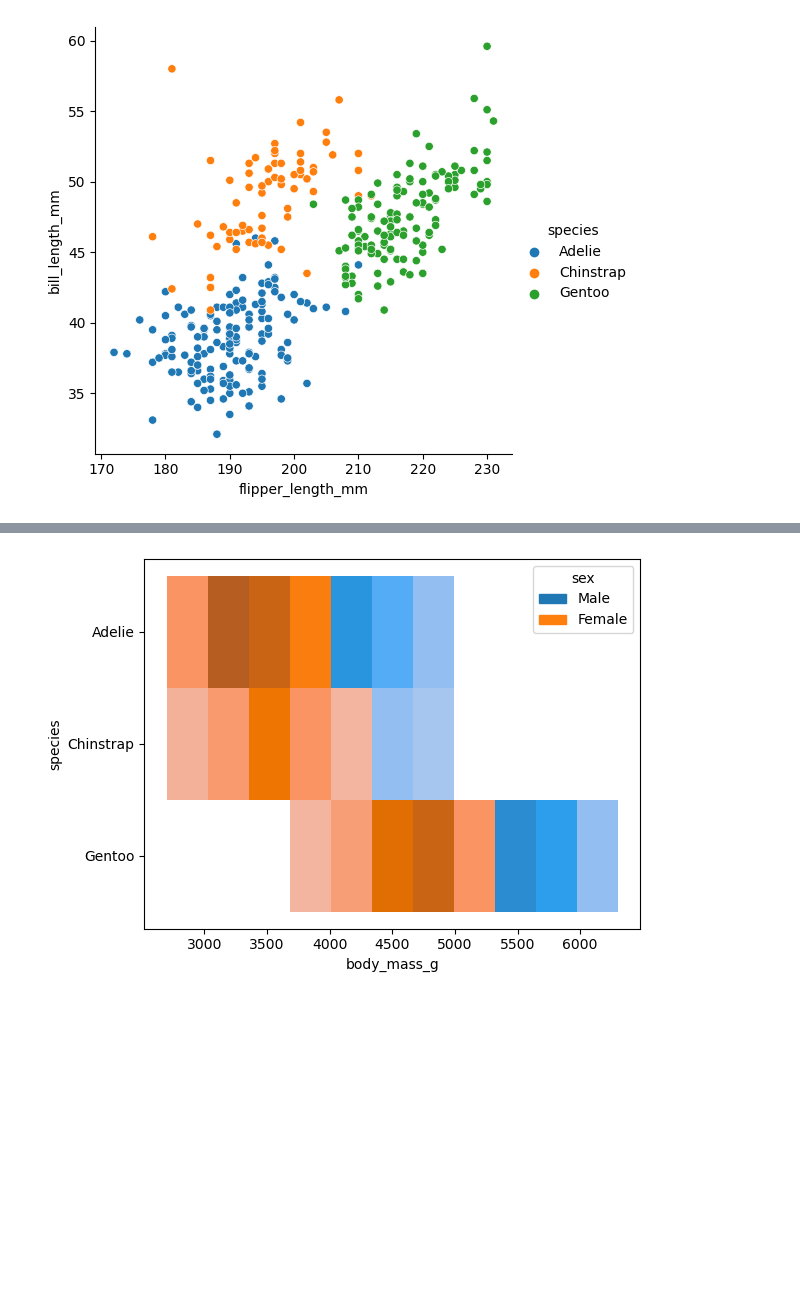
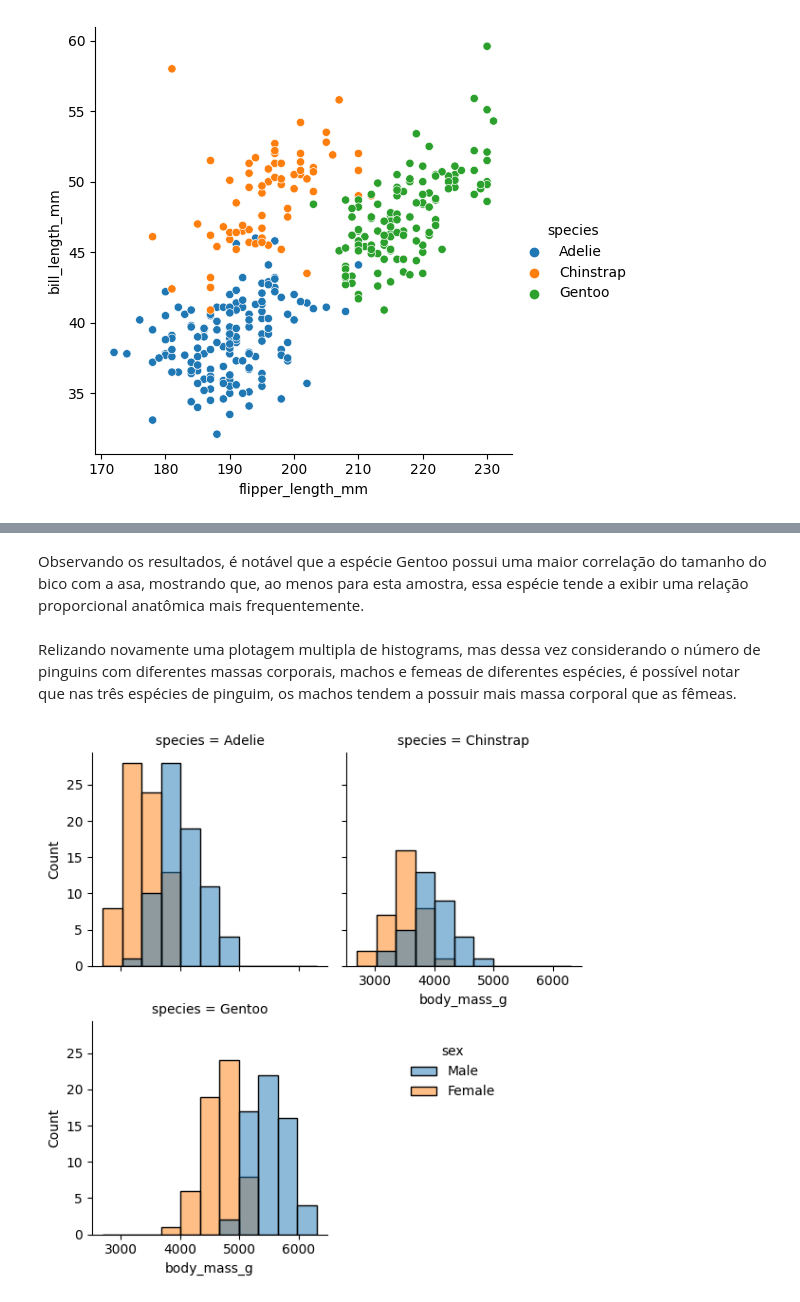
Before and after one commit to joseDavid23038/Aprendizado-de-M-quina, a Jupyter notebook: Dados 1/Dados 1.ipynb, the cells around one changed output, grey strips where cells are left out. Cells and saved outputs as stored; diff of their text form; code cells hidden in the pictures; blank space fills up the shorter version.

```diff
--- a/Dados 1/Dados 1.ipynb
+++ b/Dados 1/Dados 1.ipynb
@@ -170,11 +212,19 @@ print("A correlação entre tamanho da asa e do bico do pinguim Adelie é de", c
 A correlação entre tamanho da asa e do bico do pinguim Gentoo é de 0.6611621224825637
 A correlação entre tamanho da asa e do bico do pinguim Chinstrap é de 0.47160727897797355
 A correlação entre tamanho da asa e do bico do pinguim Adelie é de 0.32578471516515944
-# %%
-ax = sbn.histplot(pinguins, x="body_mass_g", y= "species", hue= "sex")
-sbn.move_legend(ax, "upper right")
-# %% [output]
-[figure, removed]
+# %% [markdown]
+Observando os resultados, é notável que a espécie Gentoo possui uma maior correlação do tamanho do bico com a asa, mostrando que, ao menos para esta amostra, essa espécie tende a exibir uma relação proporcional anatômica mais frequentemente.
+# %% [markdown]
+Relizando novamente uma plotagem multipla de histograms, mas dessa vez considerando o número de pinguins com diferentes massas corporais, machos e femeas de diferentes espécies, é possível notar que nas três espécies de pinguim, os machos tendem a possuir mais massa corporal que as fêmeas.
+# %%
+g = sbn.displot(
+    pinguins,
+    x="body_mass_g", hue="sex",
+    col="species", col_wrap=2, height=3,
+)
+sbn.move_legend(g, "upper left", bbox_to_anchor=(.55, .45))
+# %% [output]
+[figure, added]
 # %% [markdown]
 ## Referências:
 
```
Also changed, not shown: parts of 12 cells of this notebook.
